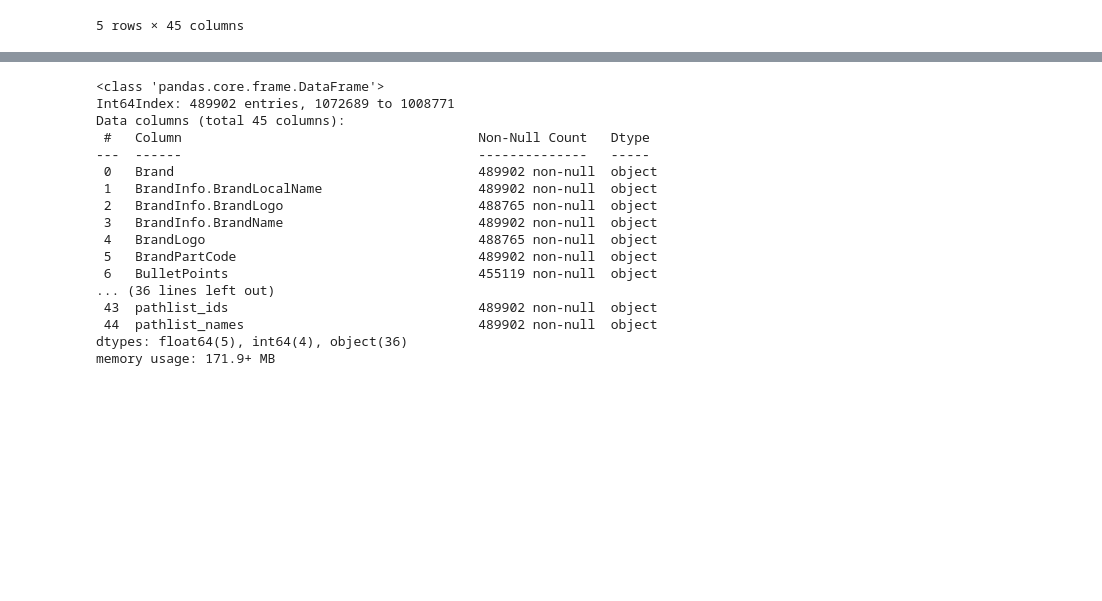
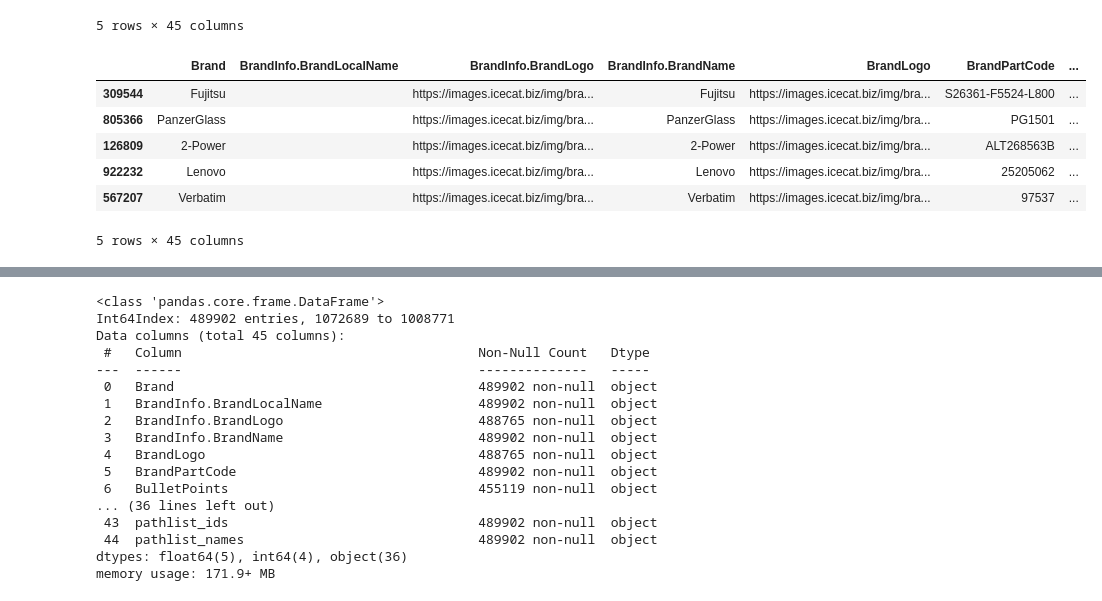
Before and after one commit to AlistairPereira/Taxonomy_LLM_models, a Jupyter notebook: main.ipynb, the cells around one changed output, grey strips where cells are left out. Drawn from its saved outputs; the diff is of its cells as text; code cells hidden in the pictures; blank space fills up the shorter version.

```diff
--- a/main.ipynb
+++ b/main.ipynb
@@ -11,3 +36,14 @@ df.head()
 | 425903 | HP |  | https://images.icecat.biz/img/bra... | HP | https://images.icecat.biz/img/bra... | FA889AA#AC3 | ... |
 | 1047582 | Lenovo |  | https://images.icecat.biz/img/bra... | Lenovo | https://images.icecat.biz/img/bra... | 109559U | ... |
 5 rows × 45 columns
+# %%
+df_validate = pd.read_json(r"D:\git\Taxonomy_LLM_models\icecat_data_validate.json")
+df_validate.head()
+# %% [output]
+|  | Brand | BrandInfo.BrandLocalName | BrandInfo.BrandLogo | BrandInfo.BrandName | BrandLogo | BrandPartCode | ... |
+| 309544 | Fujitsu |  | https://images.icecat.biz/img/bra... | Fujitsu | https://images.icecat.biz/img/bra... | S26361-F5524-L800 | ... |
+| 805366 | PanzerGlass |  | https://images.icecat.biz/img/bra... | PanzerGlass | https://images.icecat.biz/img/bra... | PG1501 | ... |
+| 126809 | 2-Power |  | https://images.icecat.biz/img/bra... | 2-Power | https://images.icecat.biz/img/bra... | ALT268563B | ... |
+| 922232 | Lenovo |  | https://images.icecat.biz/img/bra... | Lenovo | https://images.icecat.biz/img/bra... | 25205062 | ... |
+| 567207 | Verbatim |  | https://images.icecat.biz/img/bra... | Verbatim | https://images.icecat.biz/img/bra... | 97537 | ... |
+5 rows × 45 columns
```
Also changed, not shown: parts of 21 cells of this notebook.
